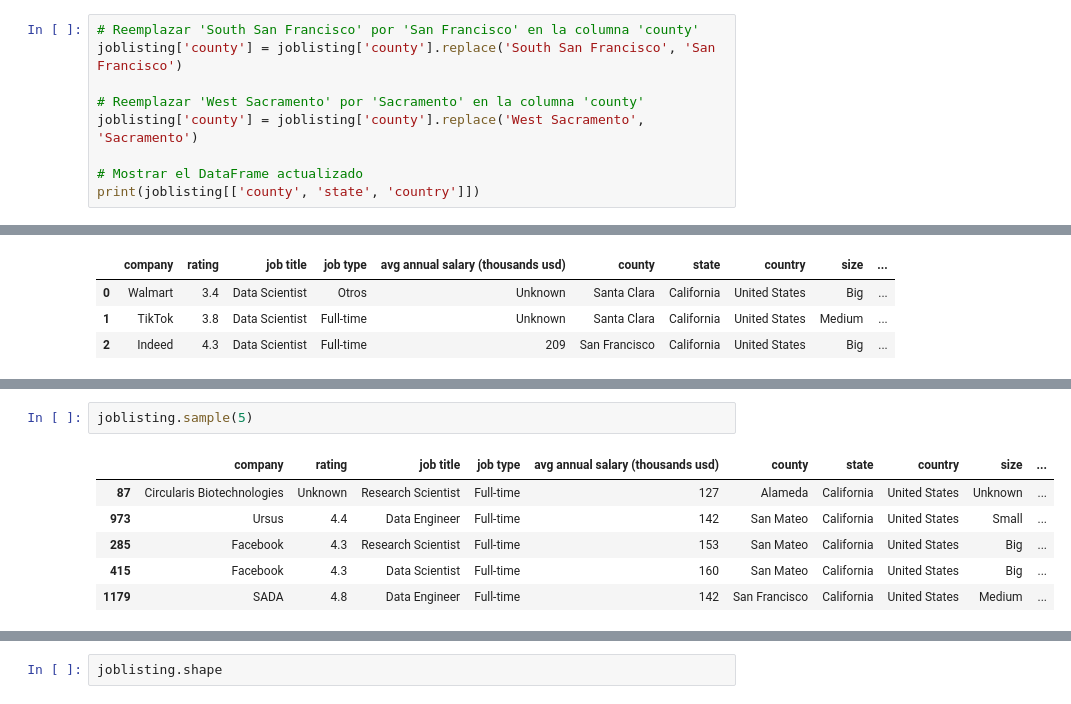
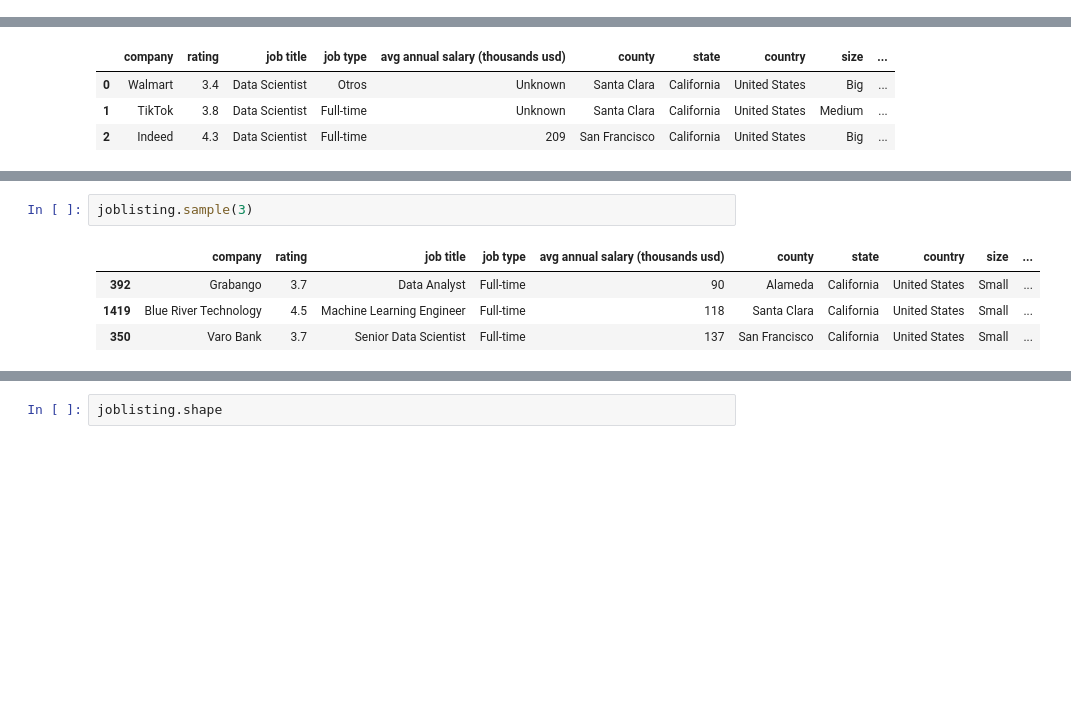
Before and after one commit to yaninafontana84/w8-final_project, a Jupyter notebook: notebooks/proyecto final.ipynb, the cells around one changed output, grey strips where cells are left out. Drawn from its saved outputs; the diff is of its cells as text; blank space fills up the shorter version.

```diff
--- a/notebooks/proyecto final.ipynb
+++ b/notebooks/proyecto final.ipynb
@@ -935,9 +946,0 @@ joblisting.head(3)
-# %%
-# Reemplazar 'South San Francisco' por 'San Francisco' en la columna 'county'
-joblisting['county'] = joblisting['county'].replace('South San Francisco', 'San Francisco')
-
-# Reemplazar 'West Sacramento' por 'Sacramento' en la columna 'county'
-joblisting['county'] = joblisting['county'].replace('West Sacramento', 'Sacramento')
-
-# Mostrar el DataFrame actualizado
-print(joblisting[['county', 'state', 'country']])
@@ -2098,11 +1771,9 @@ Número de trabajos que piden azure: 4
 Número de trabajos que piden power bi: 2
 [figure]
 # %%
-joblisting.sample(5)
+joblisting.sample(3)
 # %% [output]
 |  | company | rating | job title | job type | avg annual salary (thousands usd) | county | state | country | size | ... |
-| 87 | Circularis Biotechnologies | Unknown | Research Scientist | Full-time | 127 | Alameda | California | United States | Unknown | ... |
-| 973 | Ursus | 4.4 | Data Engineer | Full-time | 142 | San Mateo | California | United States | Small | ... |
-| 285 | Facebook | 4.3 | Research Scientist | Full-time | 153 | San Mateo | California | United States | Big | ... |
-| 415 | Facebook | 4.3 | Data Scientist | Full-time | 160 | San Mateo | California | United States | Big | ... |
-| 1179 | SADA | 4.8 | Data Engineer | Full-time | 142 | San Francisco | California | United States | Medium | ... |
+| 392 | Grabango | 3.7 | Data Analyst | Full-time | 90 | Alameda | California | United States | Small | ... |
+| 1419 | Blue River Technology | 4.5 | Machine Learning Engineer | Full-time | 118 | Santa Clara | California | United States | Small | ... |
+| 350 | Varo Bank | 3.7 | Senior Data Scientist | Full-time | 137 | San Francisco | California | United States | Small | ... |
```
Also changed, not shown: parts of 214 cells of this notebook, 2 other files.
